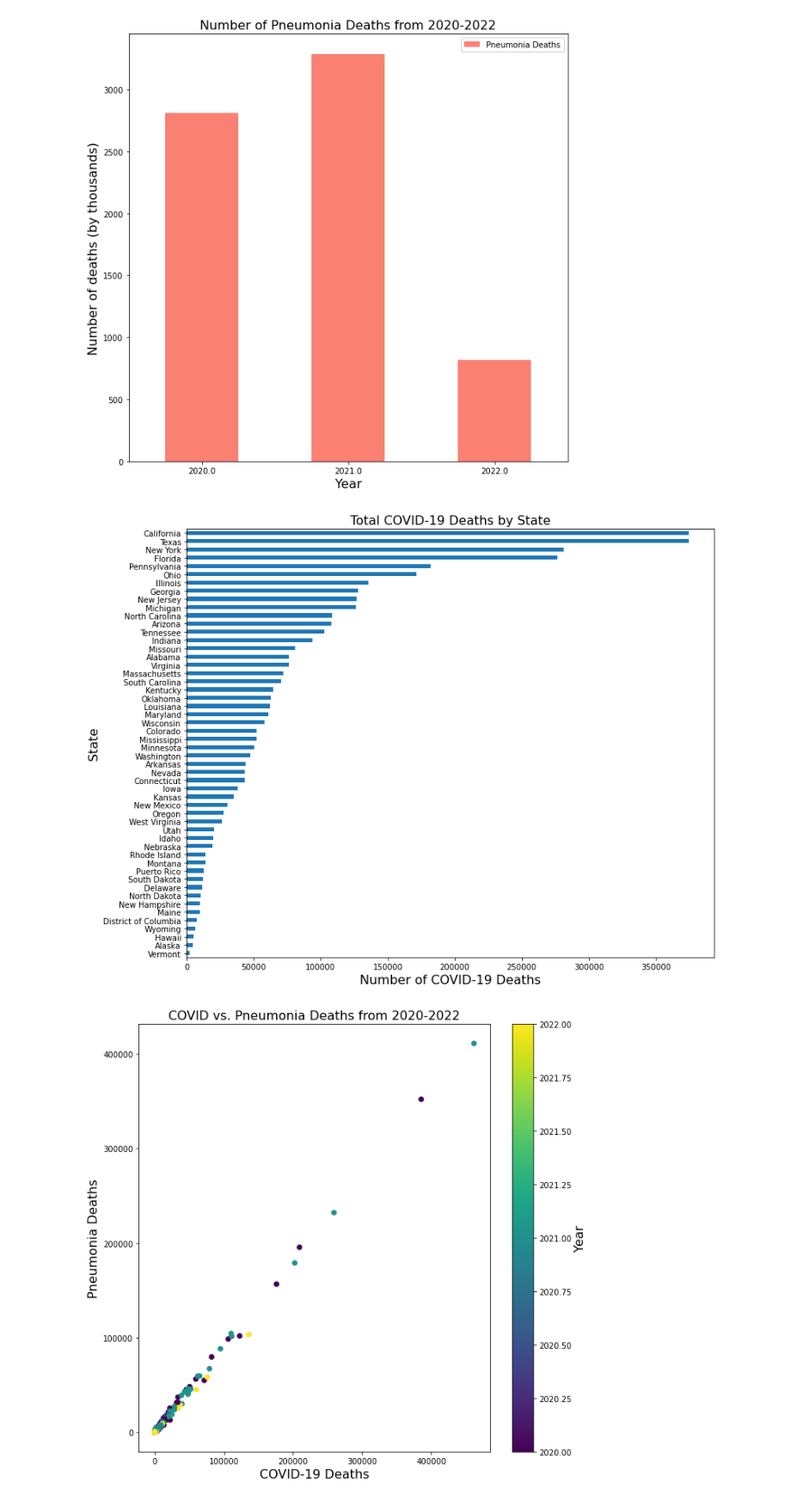
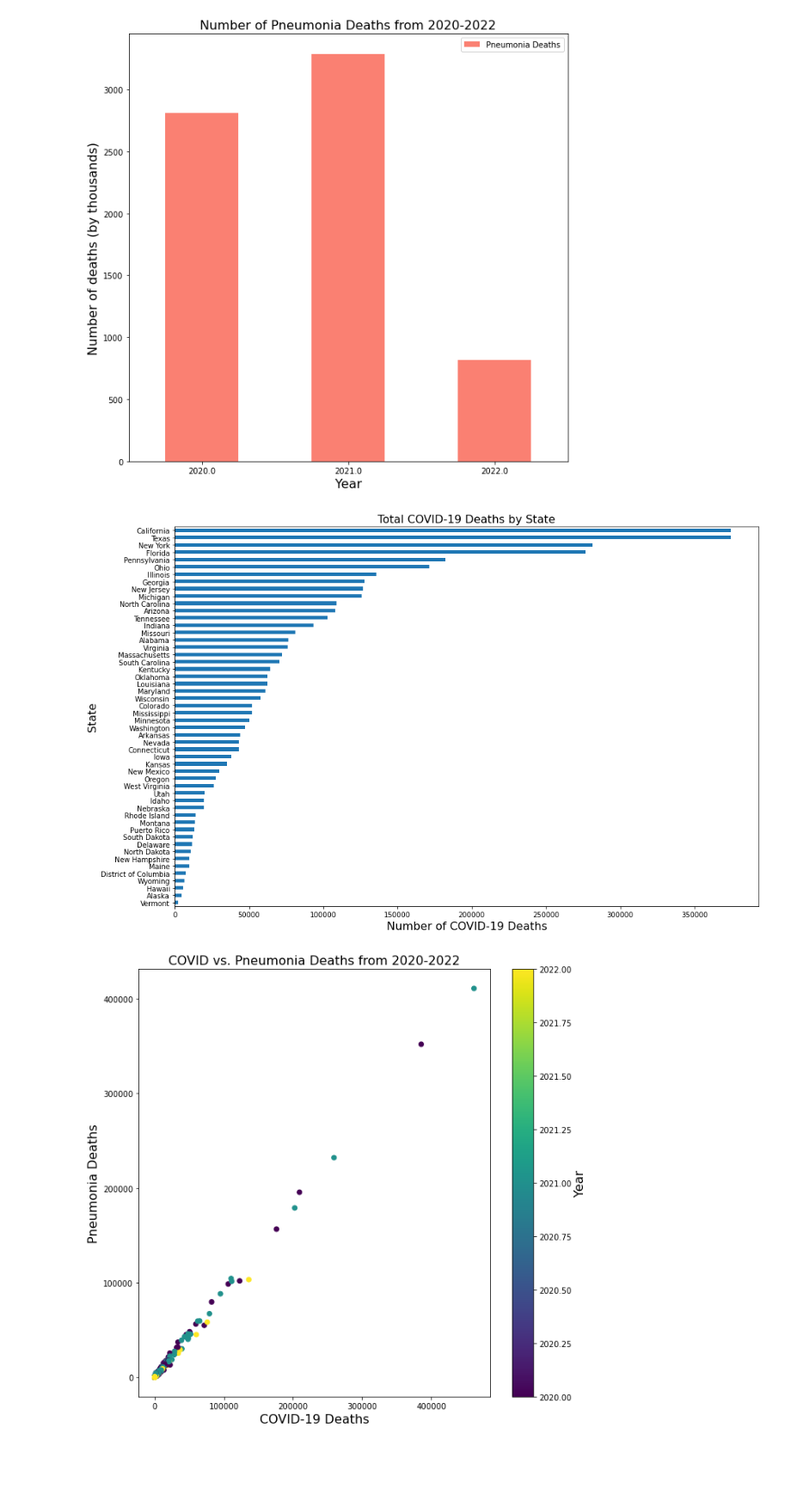
Before and after one commit to valputla/InfectionDataAnalysis, a Jupyter notebook: CovidDeathRateAnalysis.ipynb, the cells around one changed output. Shown at 86% size. Saved outputs shown, nothing was run; the diff lists cells and outputs as text; code cells hidden in the pictures; blank space fills up the shorter version.

Commit message:
fixed graphs

```diff
--- a/CovidDeathRateAnalysis.ipynb
+++ b/CovidDeathRateAnalysis.ipynb
@@ -411,14 +411,14 @@ plt.show()
 # %%
 states_df = year_df.loc[(health_df["State"] != "United States"), :]
 states_df = states_df.groupby(["State"])["COVID-19 Deaths"].sum()
 states_df = states_df.sort_values(ascending = True)
-states_df.plot(kind="barh", figsize = (12,10))
+states_df.plot(kind="barh", figsize = (15,10))
 plt.title("Total COVID-19 Deaths by State")
 plt.xlabel("Number of COVID-19 Deaths")
 plt.savefig("Resources/Images/COVIDdeathbyState.png")
 plt.show()
 # %% [output]
-[figure, old version]
+[figure, new version]
 # %%
 #Covid vs PNA deaths
 plt.figure(figsize=(10,10))
```
Also changed, not shown: 1 other file.
